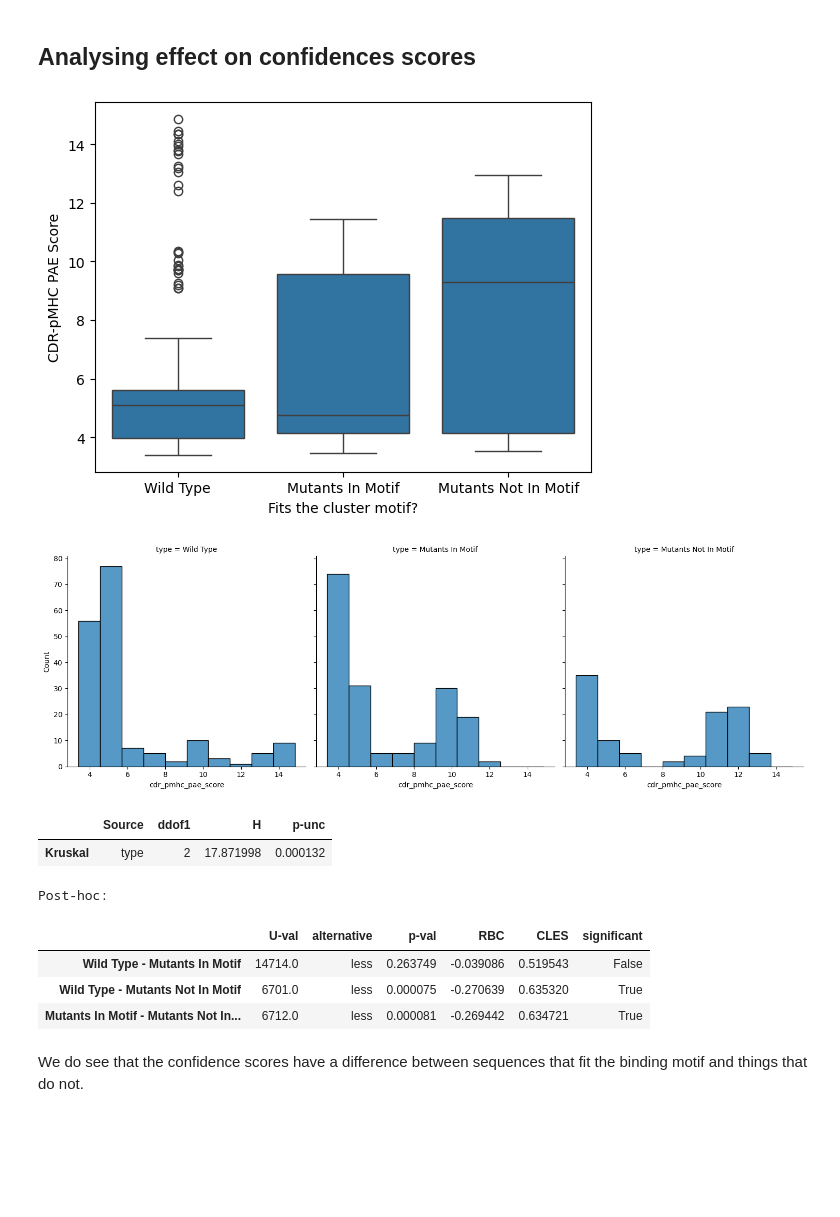
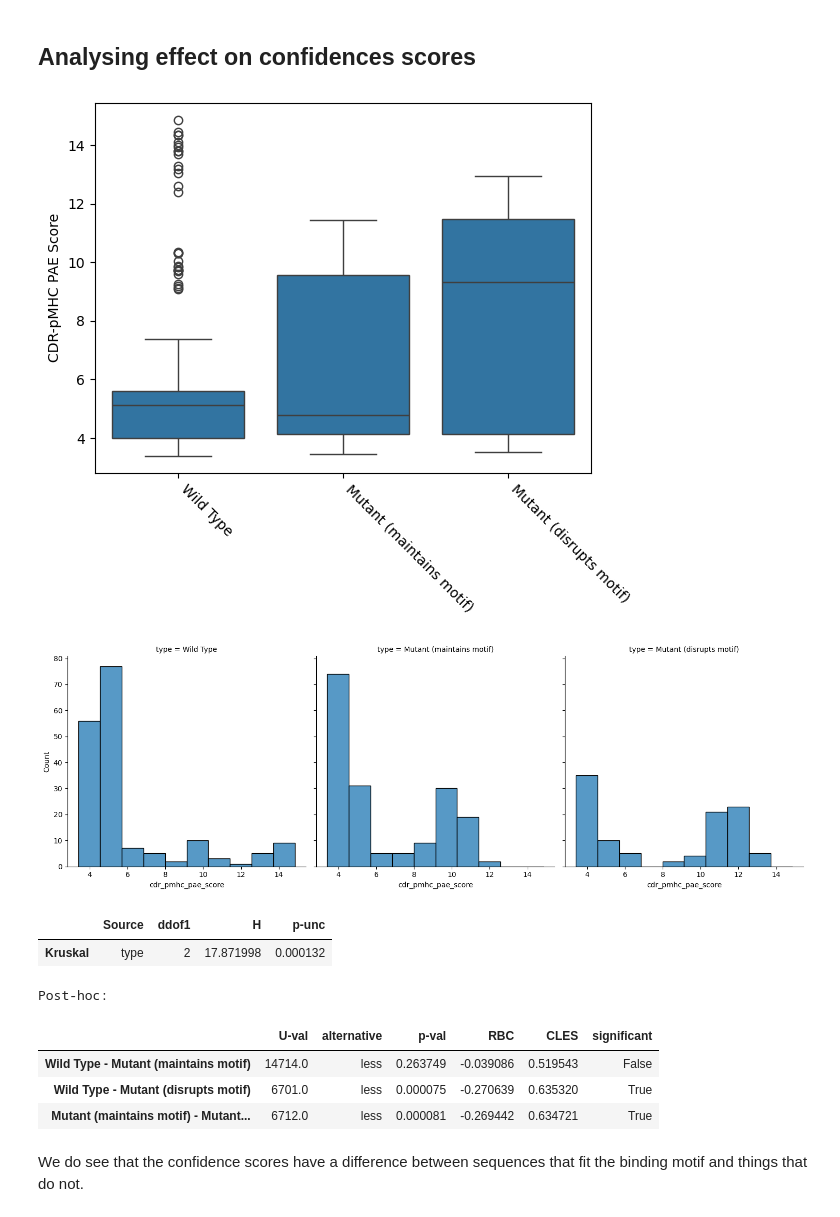
Before and after one commit to benjiemc/tcr-pmhc-predicted-structures, a Jupyter notebook: notebooks/dash_mutagenesis_analysis.ipynb, the cells around one changed output. Drawn from its saved outputs; the diff is of its cells as text; code cells hidden in the pictures; blank space fills up the shorter version.

Commit message:
Export plots from Dash mutagenesis

```diff
--- a/notebooks/dash_mutagenesis_analysis.ipynb
+++ b/notebooks/dash_mutagenesis_analysis.ipynb
@@ -153,25 +153,29 @@ confidence_scores_mutations = confidence_scores_mutations.merge(
     sequences_mutated, how='left', left_on='name', right_index=True
 )
 
-confidence_scores_mutations['type'] = 'Mutants ' + confidence_scores_mutations['fit_motif'].map(
-    lambda fit_motif: 'In Motif' if fit_motif else 'Not In Motif'
+confidence_scores_mutations['type'] = 'Mutant ' + confidence_scores_mutations['fit_motif'].map(
+    lambda fit_motif: '(maintains motif)' if fit_motif else '(disrupts motif)'
 )
 # %%
 confidence_scores = pd.concat([confidence_scores_dash, confidence_scores_mutations])
 # %%
 ax = sns.boxplot(confidence_scores, y='cdr_pmhc_pae_score', x='type')
 
-ax.set_xlabel('Fits the cluster motif?')
+ax.set_xlabel('')
 ax.set_ylabel('CDR-pMHC PAE Score')
 
+ax.set_xticks(ax.get_xticks())
+ax.set_xticklabels(ax.get_xticklabels(), rotation=-45, ha='left')
+
+plt.savefig('../report/figures/dash_mutations_boxplot.svg')
 plt.show()
 # %% [output]
-[figure, old version]
+[figure, new version]
 # %%
 sns.displot(confidence_scores, x='cdr_pmhc_pae_score', col='type', kind='hist')
 plt.show()
 # %% [output]
-[figure, old version]
+[figure, new version]
 # %%
 pg.kruskal(confidence_scores, dv='cdr_pmhc_pae_score', between='type')
 # %% [output]
@@ -194,9 +198,9 @@ results
 # %% [output]
 Post-hoc:
 |  | U-val | alternative | p-val | RBC | CLES | significant |
-| Wild Type - Mutants In Motif | 14714.0 | less | 0.263749 | -0.039086 | 0.519543 | False |
-| Wild Type - Mutants Not In Motif | 6701.0 | less | 0.000075 | -0.270639 | 0.635320 | True |
-| Mutants In Motif - Mutants Not In... | 6712.0 | less | 0.000081 | -0.269442 | 0.634721 | True |
+| Wild Type - Mutant (maintains motif) | 14714.0 | less | 0.263749 | -0.039086 | 0.519543 | False |
+| Wild Type - Mutant (disrupts motif) | 6701.0 | less | 0.000075 | -0.270639 | 0.635320 | True |
+| Mutant (maintains motif) - Mutant... | 6712.0 | less | 0.000081 | -0.269442 | 0.634721 | True |
 # %% [markdown]
 We do see that the confidence scores have a difference between sequences that fit the binding motif and things that do not.
 # %% [markdown]
```
Also changed, not shown: parts of 8 cells of this notebook.
